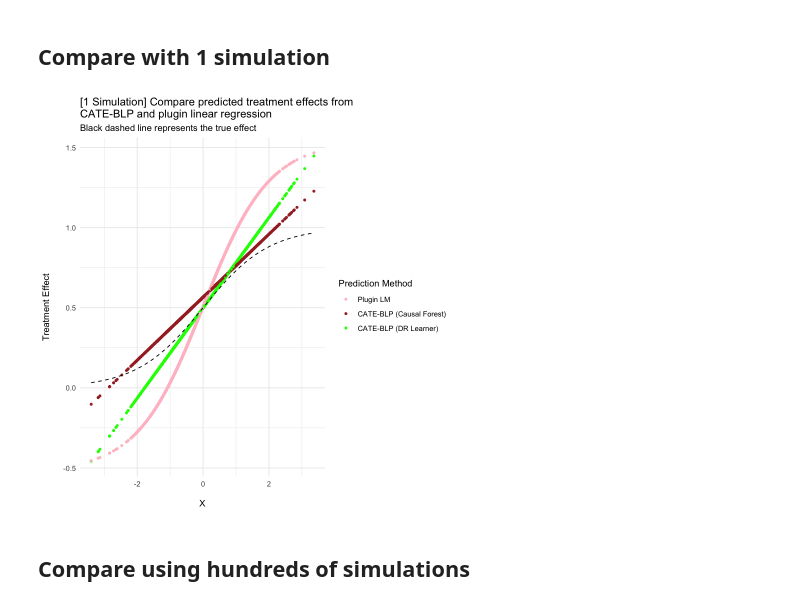
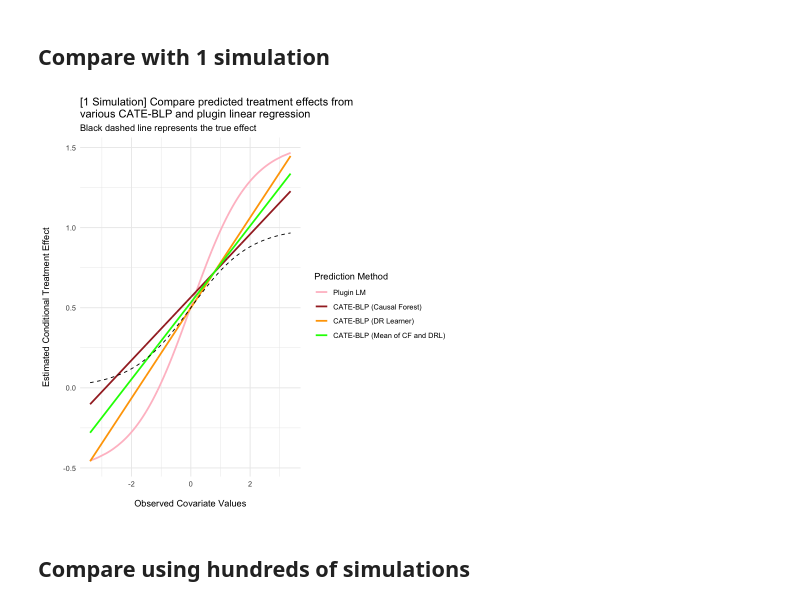
Before and after one commit to christophergandrud/blpopt, a Jupyter notebook: notebooks/compare-cate-blp-with-naive-lm.ipynb, the cells around one changed output. Drawn from its saved outputs; the diff is of its cells as text; code cells hidden in the pictures.

Commit message:
visually compare quadruple learner

```diff
--- a/notebooks/compare-cate-blp-with-naive-lm.ipynb
+++ b/notebooks/compare-cate-blp-with-naive-lm.ipynb
@@ -64,24 +64,27 @@ drl <- dr_learner(X, Y, W)
 blp_drl <- cate_blp(drl, X[, 3])
 blp_drl_pred <- tibble(blp_drl = predict(blp_drl)$predicted)
 # %%
-# Combine into one data frame
-comb_df <- cbind(blp_cf_pred, blp_drl_pred, lm_pred) %>%
-    pivot_longer(cols = 2:4, names_to = "type",
+# "Quadruple Learner"
+comb_df$mean_drl_cf <- (comb_df$predicted + comb_df$blp_drl)/2
+
+comb_df <- comb_df %>%
+    pivot_longer(cols = 2:ncol(comb_df), names_to = "type",
     values_to = "prediction")
 comb_df$type <- factor(comb_df$type,
-                        levels = c("lm_predicted", "predicted", "blp_drl"),
-                        labels = c("Plugin LM", "CATE-BLP (Causal Forest)", "CATE-BLP (DR Learner)"))
+                        levels = c("lm_predicted", "predicted", "blp_drl", "mean_drl_cf"),
+                        labels = c("Plugin LM", "CATE-BLP (Causal Forest)", "CATE-BLP (DR Learner)",
+                                   "CATE-BLP (Mean of CF and DRL)"))
 # %%
 # Visually compare predictions
 ggplot(comb_df, aes(x = A, y = prediction, color = type)) +
-  geom_point(size = 1) +
+  geom_line(linewidth = 1) +
   geom_function(fun = tau_ex, col = "black", linetype = "dashed") +
-  scale_color_manual(values = c("pink", "brown", "green"), name = "Prediction Method") +
-  xlab("\nX") + ylab("Treatment Effect\n") +
-  ggtitle("[1 Simulation] Compare predicted treatment effects from\nCATE-BLP and plugin linear regression ",
+  scale_color_manual(values = c("pink", "brown", "orange", "green"), name = "Prediction Method") +
+  xlab("\nObserved Covariate Values") + ylab("Estimated Conditional Treatment Effect\n") +
+  ggtitle("[1 Simulation] Compare predicted treatment effects from\nvarious CATE-BLP and plugin linear regression ",
     subtitle = "Black dashed line represents the true effect")
 # %% [output]
-[figure, old version]
+[figure, new version]
 # %% [markdown]
 ## Compare using hundreds of simulations
 # %%
```
